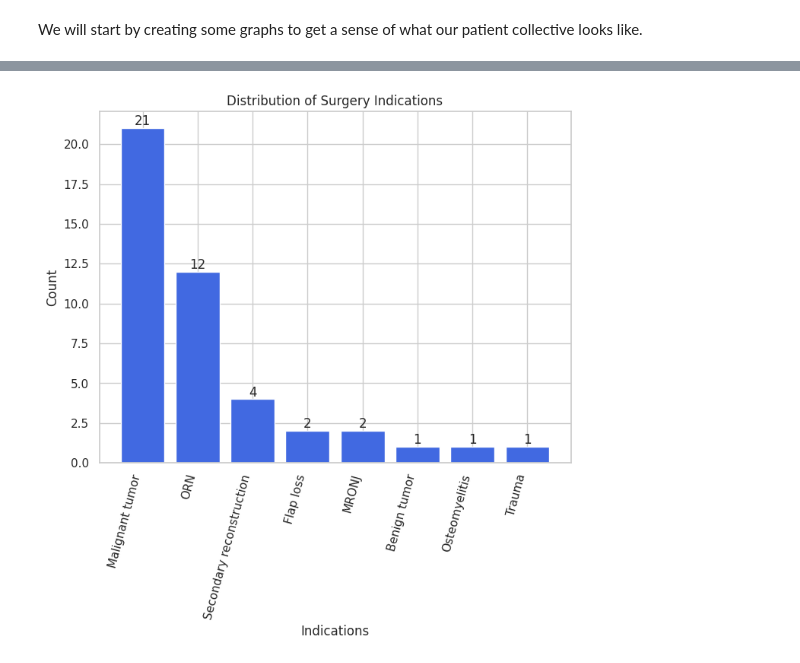
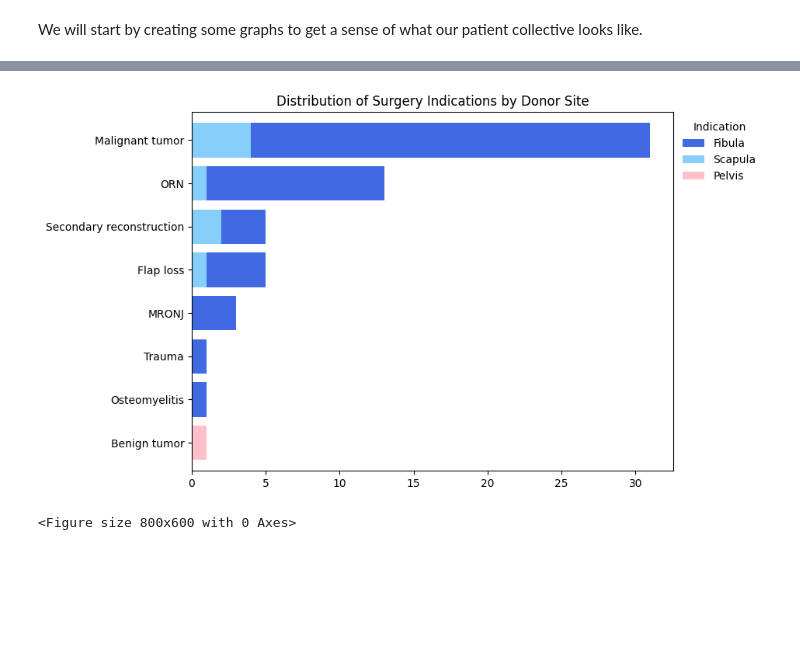
Before and after one commit to philipp-lampert/mymandible, a Jupyter notebook: data_science/02_data_exploration.ipynb, the cells around one changed output, grey strips where cells are left out. Saved outputs shown, nothing was run; the diff lists cells and outputs as text; code cells hidden in the pictures; blank space fills up the shorter version.

```diff
--- a/data_science/02_data_exploration.ipynb
+++ b/data_science/02_data_exploration.ipynb
@@ -83,34 +92,42 @@ plt.show()
-# %%
-indication_counts = df['indication'].value_counts()
-indication_counts = indication_counts.sort_values(ascending=False)
-
-labels = {
-    'malignant_tumor': 'Malignant tumor',
-    'benign_tumor': 'Benign tumor',
-    'osteoradionecrosis': 'ORN',
-    'secondary_reconstruction': 'Secondary reconstruction',
-    'flap_loss': 'Flap loss',
-    'medication_related_osteonecrosis': 'MRONJ',
-    'osteomyelitis': 'Osteomyelitis',
-    'trauma': 'Trauma'
-}
-
-indication_counts = indication_counts.rename(labels)
-labels = indication_counts.index
-sizes = indication_counts.values
-
-# Create a bar chart
-plt.figure(figsize=(8, 6))
-plt.bar(labels, sizes, color = 'royalblue')
-
-# Add data labels
-for i in range(len(labels)):
-    plt.text(i, sizes[i], sizes[i], ha='center', va='bottom')
-
-plt.xlabel('Indications')
-plt.ylabel('Count')
-plt.title('Distribution of Surgery Indications')
-plt.xticks(rotation=75, ha='right')
-plt.show()
-# %% [output]
-[figure, removed]
+# %%
+indication_counts_by_site = df.groupby('indication')['flap_donor_site'].value_counts().unstack()
+
+indication_counts_by_site['total'] = indication_counts_by_site.sum(axis=1)
+indication_counts_by_site = indication_counts_by_site.sort_values(by='total', ascending=True).drop('total', axis=1)
+
+indication_counts_by_site = indication_counts_by_site.loc[:, indication_counts_by_site.columns[::-1]]
+
+labels = {
+    'malignant_tumor': 'Malignant tumor',
+    'benign_tumor': 'Benign tumor',
+    'osteoradionecrosis': 'ORN',
+    'secondary_reconstruction': 'Secondary reconstruction',
+    'flap_loss': 'Flap loss',
+    'medication_related_osteonecrosis': 'MRONJ',
+    'osteomyelitis': 'Osteomyelitis',
+    'trauma': 'Trauma'
+}
+
+indication_counts_by_site.index = indication_counts_by_site.index.to_series().replace(labels)
+
+# Create a stacked bar chart
+ax = indication_counts_by_site.plot(kind='barh', stacked=True, figsize=(8, 6), width=0.8, color=colors)
+
+colors = ['lightskyblue', 'pink', 'royalblue']
+
+# Set labels and title
+plt.xlabel('')
+plt.ylabel('')
+plt.title('Distribution of Surgery Indications by Donor Site')
+
+# Customize the legend
+handles, labels = ax.get_legend_handles_labels()
+labels = ["Scapula", "Pelvis", "Fibula"]
+order = [2, 0, 1]
+ax.legend([handles[idx] for idx in order], [labels[idx] for idx in order], loc="upper left", bbox_to_anchor=(1, 1), title = 'Indication', frameon=False)
+
+plt.figure(figsize=(8, 6))
+plt.show()
+# %% [output]
+[figure, added]
+<Figure size 800x600 with 0 Axes>
```
Also changed, not shown: parts of 16 cells of this notebook.
